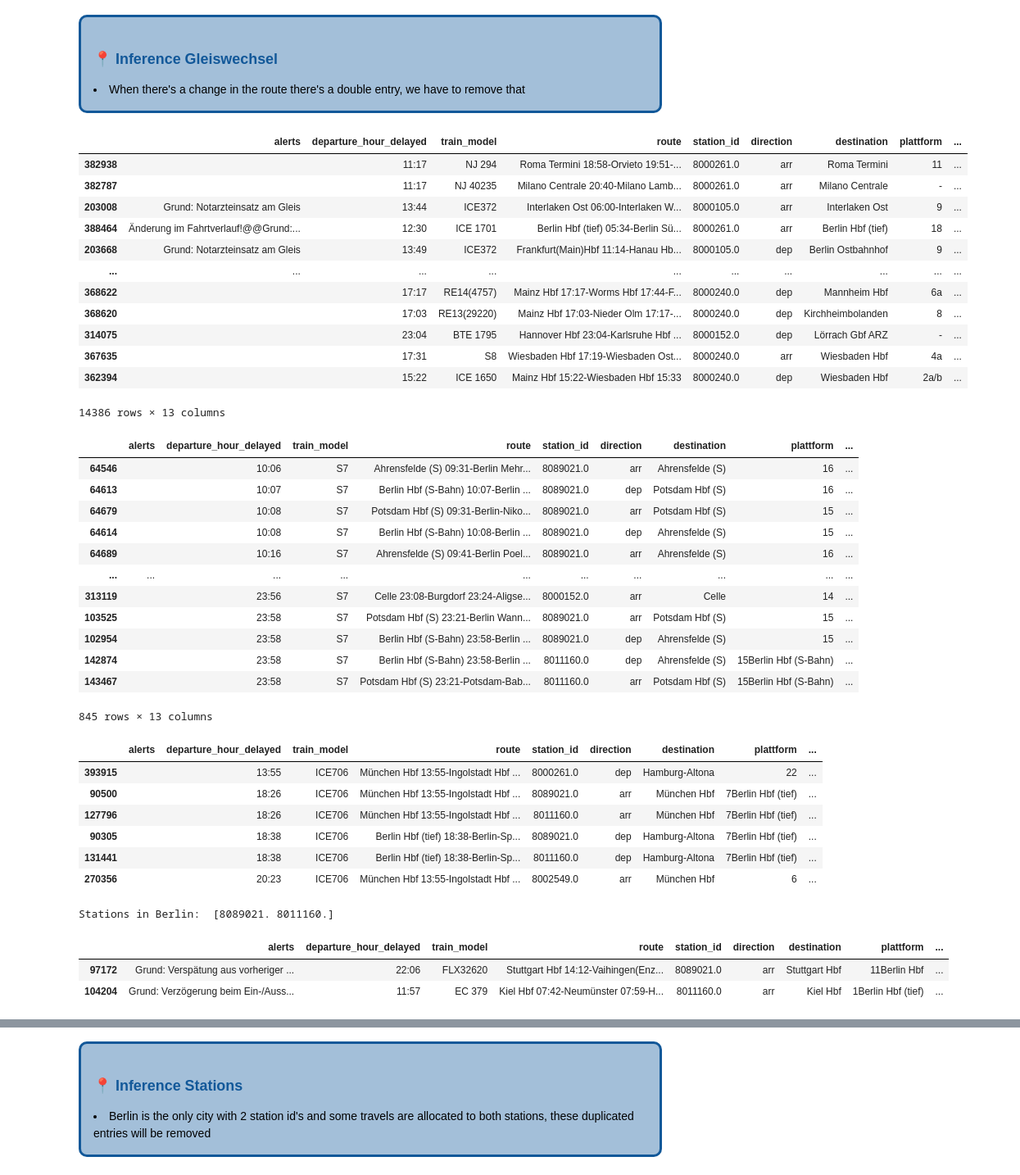
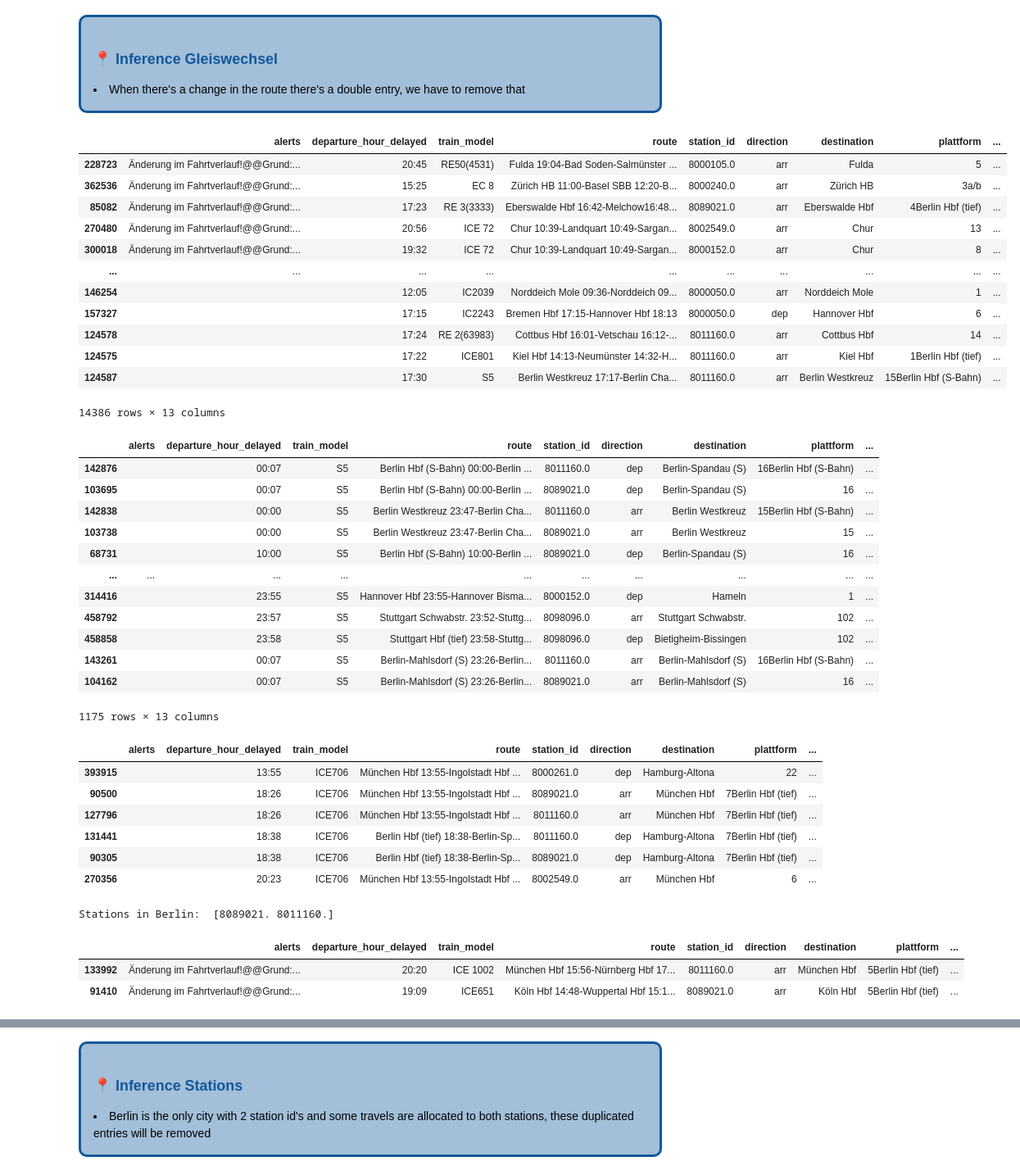
Before and after one commit to krugergui/db_train_dealys, a Jupyter notebook: data_cleaning.ipynb, the cells around one changed output, grey strips where cells are left out. Shown at 82% size. Saved outputs shown, nothing was run; the diff lists cells and outputs as text; code cells hidden in the pictures.

Commit message:
Updates alerts algorithm

```diff
--- a/data_cleaning.ipynb
+++ b/data_cleaning.ipynb
@@ -316,39 +316,39 @@ Milano Centrale 20:40-Desenzano del Garda/Sirmione 22:02-Peschiera del Garda 22:
 <li> When there's a change in the route there's a double entry, we have to remove that
 </div>
 # %%
-df = df.sort_values('delay_in_minutes', ascending=False).drop_duplicates(subset=['train_model', 'station_id', 'direction', 'destination', 'departure_hour', 'date'])
+df = df.sort_values(['alerts', 'delay_in_minutes'], ascending=False).drop_duplicates(subset=['train_model', 'station_id', 'direction', 'destination', 'departure_hour', 'date'])
 df
 # %% [output]
 |  | alerts | departure_hour_delayed | train_model | route | station_id | direction | destination | plattform | ... |
-| 382938 |  | 11:17 | NJ 294 | Roma Termini 18:58-Orvieto 19:51-... | 8000261.0 | arr | Roma Termini | 11 | ... |
-| 382787 |  | 11:17 | NJ 40235 | Milano Centrale 20:40-Milano Lamb... | 8000261.0 | arr | Milano Centrale | - | ... |
-| 203008 | Grund: Notarzteinsatz am Gleis | 13:44 | ICE372 | Interlaken Ost 06:00-Interlaken W... | 8000105.0 | arr | Interlaken Ost | 9 | ... |
-| 388464 | Änderung im Fahrtverlauf!@@Grund:... | 12:30 | ICE 1701 | Berlin Hbf (tief) 05:34-Berlin Sü... | 8000261.0 | arr | Berlin Hbf (tief) | 18 | ... |
-| 203668 | Grund: Notarzteinsatz am Gleis | 13:49 | ICE372 | Frankfurt(Main)Hbf 11:14-Hanau Hb... | 8000105.0 | dep | Berlin Ostbahnhof | 9 | ... |
+| 228723 | Änderung im Fahrtverlauf!@@Grund:... | 20:45 | RE50(4531) | Fulda 19:04-Bad Soden-Salmünster ... | 8000105.0 | arr | Fulda | 5 | ... |
+| 362536 | Änderung im Fahrtverlauf!@@Grund:... | 15:25 | EC 8 | Zürich HB 11:00-Basel SBB 12:20-B... | 8000240.0 | arr | Zürich HB | 3a/b | ... |
+| 85082 | Änderung im Fahrtverlauf!@@Grund:... | 17:23 | RE 3(3333) | Eberswalde Hbf 16:42-Melchow16:48... | 8089021.0 | arr | Eberswalde Hbf | 4Berlin Hbf (tief) | ... |
+| 270480 | Änderung im Fahrtverlauf!@@Grund:... | 20:56 | ICE 72 | Chur 10:39-Landquart 10:49-Sargan... | 8002549.0 | arr | Chur | 13 | ... |
+| 300018 | Änderung im Fahrtverlauf!@@Grund:... | 19:32 | ICE 72 | Chur 10:39-Landquart 10:49-Sargan... | 8000152.0 | arr | Chur | 8 | ... |
 | ... | ... | ... | ... | ... | ... | ... | ... | ... | ... |
-| 368622 |  | 17:17 | RE14(4757) | Mainz Hbf 17:17-Worms Hbf 17:44-F... | 8000240.0 | dep | Mannheim Hbf | 6a | ... |
-| 368620 |  | 17:03 | RE13(29220) | Mainz Hbf 17:03-Nieder Olm 17:17-... | 8000240.0 | dep | Kirchheimbolanden | 8 | ... |
-| 314075 |  | 23:04 | BTE 1795 | Hannover Hbf 23:04-Karlsruhe Hbf ... | 8000152.0 | dep | Lörrach Gbf ARZ | - | ... |
-| 367635 |  | 17:31 | S8 | Wiesbaden Hbf 17:19-Wiesbaden Ost... | 8000240.0 | arr | Wiesbaden Hbf | 4a | ... |
-| 362394 |  | 15:22 | ICE 1650 | Mainz Hbf 15:22-Wiesbaden Hbf 15:33 | 8000240.0 | dep | Wiesbaden Hbf | 2a/b | ... |
+| 146254 |  | 12:05 | IC2039 | Norddeich Mole 09:36-Norddeich 09... | 8000050.0 | arr | Norddeich Mole | 1 | ... |
+| 157327 |  | 17:15 | IC2243 | Bremen Hbf 17:15-Hannover Hbf 18:13 | 8000050.0 | dep | Hannover Hbf | 6 | ... |
+| 124578 |  | 17:24 | RE 2(63983) | Cottbus Hbf 16:01-Vetschau 16:12-... | 8011160.0 | arr | Cottbus Hbf | 14 | ... |
+| 124575 |  | 17:22 | ICE801 | Kiel Hbf 14:13-Neumünster 14:32-H... | 8011160.0 | arr | Kiel Hbf | 1Berlin Hbf (tief) | ... |
+| 124587 |  | 17:30 | S5 | Berlin Westkreuz 17:17-Berlin Cha... | 8011160.0 | arr | Berlin Westkreuz | 15Berlin Hbf (S-Bahn) | ... |
 14386 rows × 13 columns
 # %%
 # Random sampling for anomalies
 df.sort_values('departure_hour').query(f'train_model == "{df["train_model"].sample(1).values[0]}"')
 # %% [output]
 |  | alerts | departure_hour_delayed | train_model | route | station_id | direction | destination | plattform | ... |
-| 64546 |  | 10:06 | S7 | Ahrensfelde (S) 09:31-Berlin Mehr... | 8089021.0 | arr | Ahrensfelde (S) | 16 | ... |
-| 64613 |  | 10:07 | S7 | Berlin Hbf (S-Bahn) 10:07-Berlin ... | 8089021.0 | dep | Potsdam Hbf (S) | 16 | ... |
-| 64679 |  | 10:08 | S7 | Potsdam Hbf (S) 09:31-Berlin-Niko... | 8089021.0 | arr | Potsdam Hbf (S) | 15 | ... |
-| 64614 |  | 10:08 | S7 | Berlin Hbf (S-Bahn) 10:08-Berlin ... | 8089021.0 | dep | Ahrensfelde (S) | 15 | ... |
-| 64689 |  | 10:16 | S7 | Ahrensfelde (S) 09:41-Berlin Poel... | 8089021.0 | arr | Ahrensfelde (S) | 16 | ... |
+| 142876 |  | 00:07 | S5 | Berlin Hbf (S-Bahn) 00:00-Berlin ... | 8011160.0 | dep | Berlin-Spandau (S) | 16Berlin Hbf (S-Bahn) | ... |
+| 103695 |  | 00:07 | S5 | Berlin Hbf (S-Bahn) 00:00-Berlin ... | 8089021.0 | dep | Berlin-Spandau (S) | 16 | ... |
+| 142838 |  | 00:00 | S5 | Berlin Westkreuz 23:47-Berlin Cha... | 8011160.0 | arr | Berlin Westkreuz | 15Berlin Hbf (S-Bahn) | ... |
+| 103738 |  | 00:00 | S5 | Berlin Westkreuz 23:47-Berlin Cha... | 8089021.0 | arr | Berlin Westkreuz | 15 | ... |
+| 68731 |  | 10:00 | S5 | Berlin Hbf (S-Bahn) 10:00-Berlin ... | 8089021.0 | dep | Berlin-Spandau (S) | 16 | ... |
 | ... | ... | ... | ... | ... | ... | ... | ... | ... | ... |
-| 313119 |  | 23:56 | S7 | Celle 23:08-Burgdorf 23:24-Aligse... | 8000152.0 | arr | Celle | 14 | ... |
-| 103525 |  | 23:58 | S7 | Potsdam Hbf (S) 23:21-Berlin Wann... | 8089021.0 | arr | Potsdam Hbf (S) | 15 | ... |
-| 102954 |  | 23:58 | S7 | Berlin Hbf (S-Bahn) 23:58-Berlin ... | 8089021.0 | dep | Ahrensfelde (S) | 15 | ... |
-| 142874 |  | 23:58 | S7 | Berlin Hbf (S-Bahn) 23:58-Berlin ... | 8011160.0 | dep | Ahrensfelde (S) | 15Berlin Hbf (S-Bahn) | ... |
-| 143467 |  | 23:58 | S7 | Potsdam Hbf (S) 23:21-Potsdam-Bab... | 8011160.0 | arr | Potsdam Hbf (S) | 15Berlin Hbf (S-Bahn) | ... |
+| 314416 |  | 23:55 | S5 | Hannover Hbf 23:55-Hannover Bisma... | 8000152.0 | dep | Hameln | 1 | ... |
+| 458792 |  | 23:57 | S5 | Stuttgart Schwabstr. 23:52-Stuttg... | 8098096.0 | arr | Stuttgart Schwabstr. | 102 | ... |
+| 458858 |  | 23:58 | S5 | Stuttgart Hbf (tief) 23:58-Stuttg... | 8098096.0 | dep | Bietigheim-Bissingen | 102 | ... |
+| 143261 |  | 00:07 | S5 | Berlin-Mahlsdorf (S) 23:26-Berlin... | 8011160.0 | arr | Berlin-Mahlsdorf (S) | 16Berlin Hbf (S-Bahn) | ... |
+| 104162 |  | 00:07 | S5 | Berlin-Mahlsdorf (S) 23:26-Berlin... | 8089021.0 | arr | Berlin-Mahlsdorf (S) | 16 | ... |
-845 rows × 13 columns
+1175 rows × 13 columns
 # %%
 # Random sampling for anomalies
 df.sort_values('departure_hour').query(f'train_model == "ICE706"')
@@ -357,8 +357,8 @@ df.sort_values('departure_hour').query(f'train_model == "ICE706"')
 | 393915 |  | 13:55 | ICE706 | München Hbf 13:55-Ingolstadt Hbf ... | 8000261.0 | dep | Hamburg-Altona | 22 | ... |
 | 90500 |  | 18:26 | ICE706 | München Hbf 13:55-Ingolstadt Hbf ... | 8089021.0 | arr | München Hbf | 7Berlin Hbf (tief) | ... |
 | 127796 |  | 18:26 | ICE706 | München Hbf 13:55-Ingolstadt Hbf ... | 8011160.0 | arr | München Hbf | 7Berlin Hbf (tief) | ... |
+| 131441 |  | 18:38 | ICE706 | Berlin Hbf (tief) 18:38-Berlin-Sp... | 8011160.0 | dep | Hamburg-Altona | 7Berlin Hbf (tief) | ... |
 | 90305 |  | 18:38 | ICE706 | Berlin Hbf (tief) 18:38-Berlin-Sp... | 8089021.0 | dep | Hamburg-Altona | 7Berlin Hbf (tief) | ... |
-| 131441 |  | 18:38 | ICE706 | Berlin Hbf (tief) 18:38-Berlin-Sp... | 8011160.0 | dep | Hamburg-Altona | 7Berlin Hbf (tief) | ... |
 | 270356 |  | 20:23 | ICE706 | München Hbf 13:55-Ingolstadt Hbf ... | 8002549.0 | arr | München Hbf | 6 | ... |
 # %%
 print('Stations in Berlin: ', df.query('station_and_id.str.contains("Berlin")')['station_id'].unique())
@@ -366,8 +366,8 @@ df.query('station_and_id.str.contains("Berlin")').iloc[2:4]
 # %% [output]
 Stations in Berlin:  [8089021. 8011160.]
 |  | alerts | departure_hour_delayed | train_model | route | station_id | direction | destination | plattform | ... |
-| 97172 | Grund: Verspätung aus vorheriger ... | 22:06 | FLX32620 | Stuttgart Hbf 14:12-Vaihingen(Enz... | 8089021.0 | arr | Stuttgart Hbf | 11Berlin Hbf | ... |
-| 104204 | Grund: Verzögerung beim Ein-/Auss... | 11:57 | EC 379 | Kiel Hbf 07:42-Neumünster 07:59-H... | 8011160.0 | arr | Kiel Hbf | 1Berlin Hbf (tief) | ... |
+| 133992 | Änderung im Fahrtverlauf!@@Grund:... | 20:20 | ICE 1002 | München Hbf 15:56-Nürnberg Hbf 17... | 8011160.0 | arr | München Hbf | 5Berlin Hbf (tief) | ... |
+| 91410 | Änderung im Fahrtverlauf!@@Grund:... | 19:09 | ICE651 | Köln Hbf 14:48-Wuppertal Hbf 15:1... | 8089021.0 | arr | Köln Hbf | 5Berlin Hbf (tief) | ... |
 # %%
 df['station_and_id'].unique()
 # %% [output]
```
Also changed, not shown: parts of 11 cells of this notebook, 2 other files.
